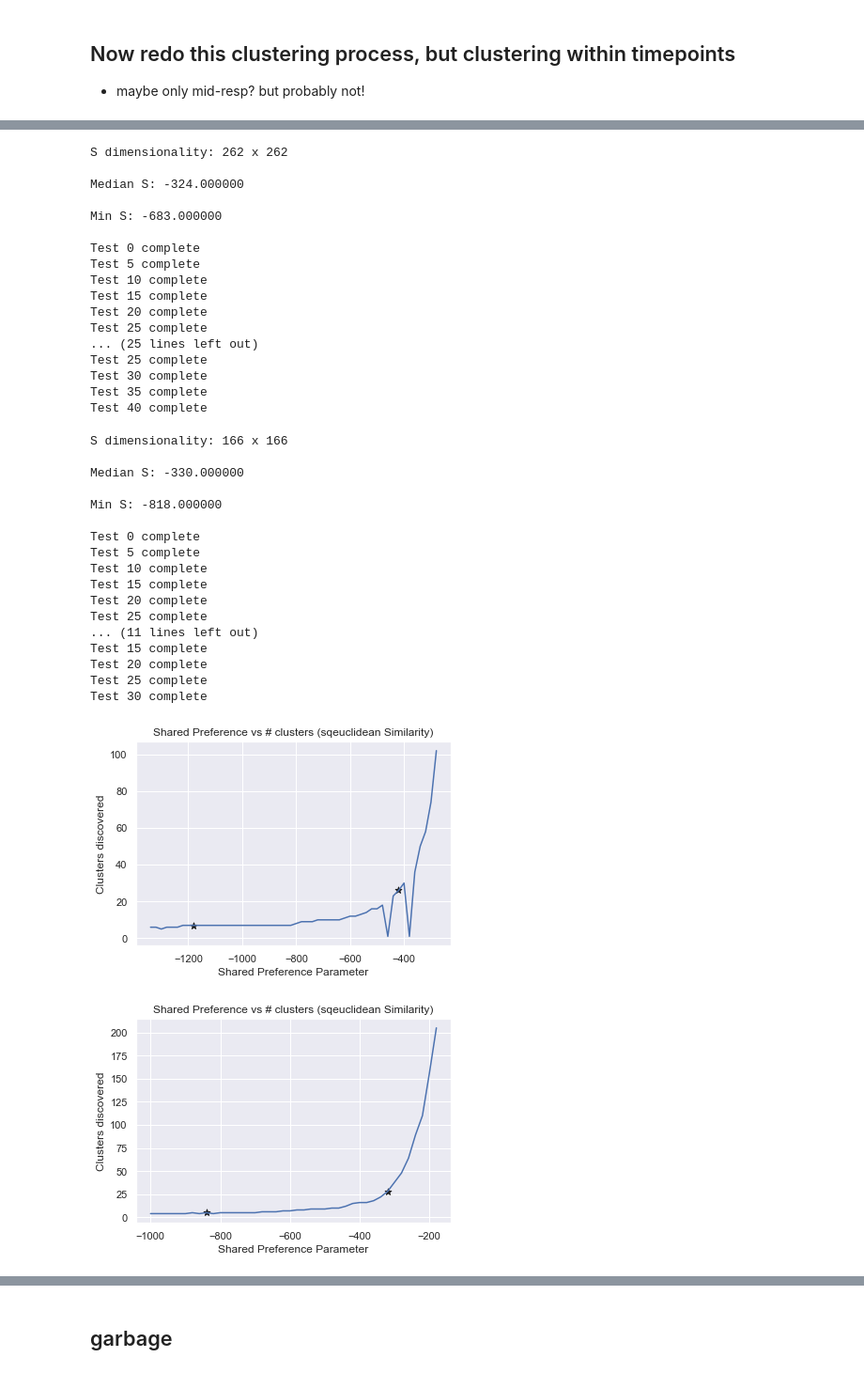
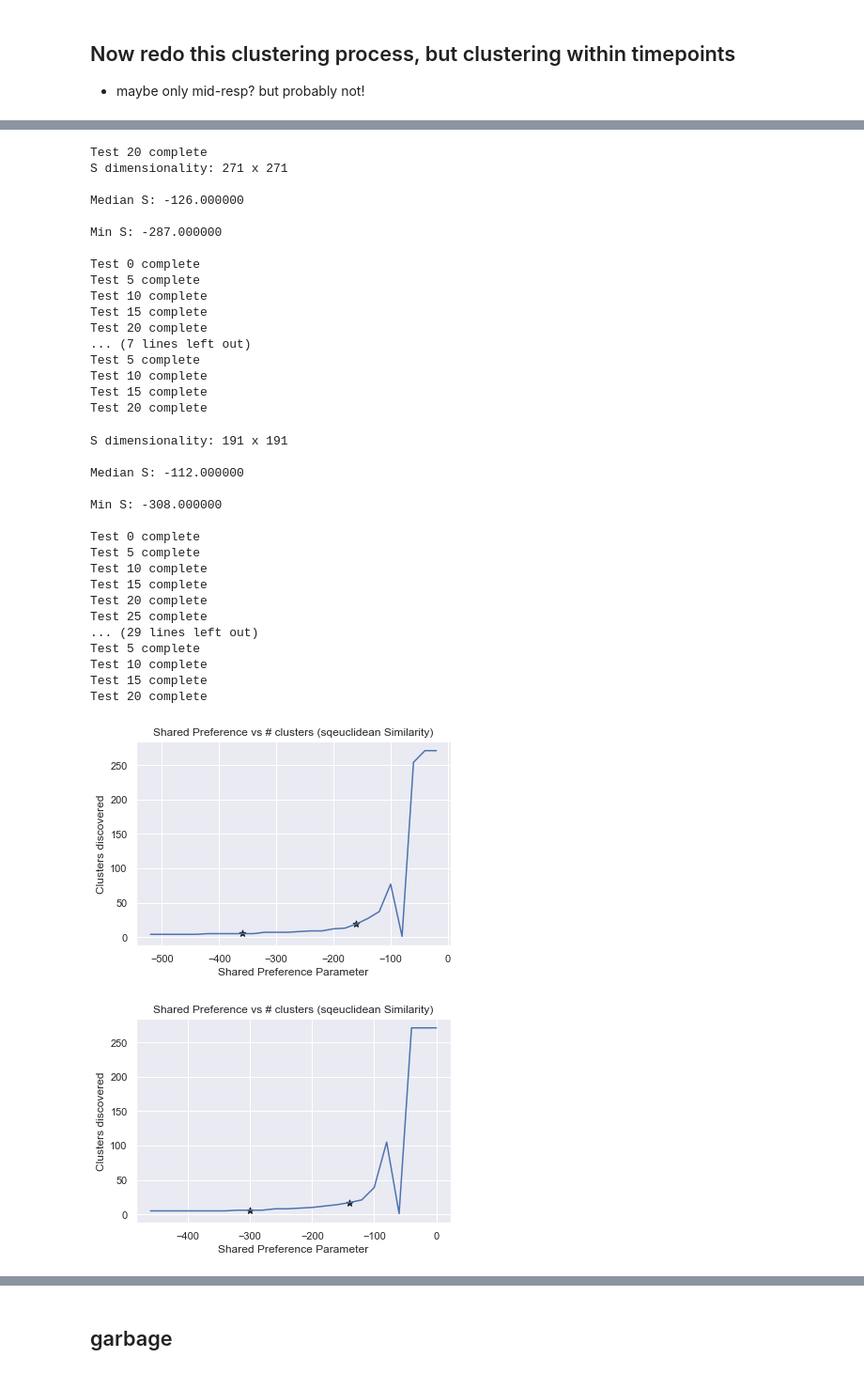
Before and after one commit to mgcampb/patch_foraging_neuropix, a Jupyter notebook: josh/manifolds/affinity_propagation.ipynb, the cells around one changed output, grey strips where cells are left out. Shown at 94% size. Drawn from its saved outputs; the diff is of its cells as text; code cells hidden in the pictures.

```diff
--- a/josh/manifolds/affinity_propagation.ipynb
+++ b/josh/manifolds/affinity_propagation.ipynb
@@ -103,7 +103,7 @@ tbin_ms = .02 *1000
 # %%
 # ok, let's grab some neural data
 sIdx = 2 # 3/17
-sort_sIdx = timeSinceSort[sIdx] - 1
+sort_sIdx = timesinceSort[sIdx] - 1
 fr_mat = FR_decVar[sIdx]['fr_mat'][0]
 fr_mat_full = np.squeeze(np.concatenate(fr_mat,1)[sort_sIdx,:]) # sort by time
 fr_mat_full.shape
@@ -213,8 +215,8 @@ def sharedPreferenceAssay(data,metric,test_padding,test_interval,data_pts = 'all
     # visualize results
     sns.set()
     plt.figure()
-    plt.plot(pref_tests,n_clusters)
-    plt.title("Shared Preference vs # clusters (%s Similarity)"%metric)
+    plt.plot(pref_tests[:len(np.where(n_clusters > 0)[0])],n_clusters[:len(np.where(n_clusters > 0)[0])])
+    plt.title("Shared Preference vs # clusters (-%s Similarity)"%metric)
     plt.xlabel("Shared Preference Parameter")
     plt.ylabel("Clusters discovered")
     # mark number of clusters discovered by min,med S values
@@ -304,9 +306,9 @@ test_trial = 38
 # make down-sampled decision variables
 reduced_time = []
 reduced_timeSince = []
-timeSince = FR_decVar['decVarTimeSinceRew'][0]
+timeSince = FR_decVar['decVarTimeSinceRew']
 for trial in range(nTrials):
-    timeSince_iTrial = timeSince[trial].T
+    timeSince_iTrial = timeSince[sIdx][0][trial].T
     trial_rews = np.floor((np.where(timeSince_iTrial == .02)[0][1:] + 1)* tbin_ms / avg_window_ms).astype(int)
 
     timeSince_iTrial_red = np.arange(0,t_lens_reduced[trial]) / (1000 / avg_window_ms)
@@ -393,7 +395,7 @@ sns.heatmap(np.corrcoef(clusteroids.T));
 # first let's look at cluster discovery across shared preference parameter
 timepoints = np.arange(0,2,.25)
 for i,t in enumerate(timepoints):
-    era_fr_mat = reduced_fr_mat[:,np.where(reduced_timeSince_full == t)[0]]
+    era_fr_mat = reduced_fr_mat[40:140,np.where(reduced_timeSince_full == t)[0]]
     S = -squareform(pdist(era_fr_mat.T,'sqeuclidean')) # distance metric
     pref_tests,n_clusters = sharedPreferenceAssay(era_fr_mat.T,'sqeuclidean',160,20,data_pts = 'all',max_iter = 100)
 # %% [output]
@@ -432,36 +424,36 @@ Test 30 complete
-S dimensionality: 262 x 262
+Test 20 complete
+S dimensionality: 271 x 271
 
-Median S: -324.000000
+Median S: -126.000000
 
-Min S: -683.000000
+Min S: -287.000000
 
 Test 0 complete
 Test 5 complete
 Test 10 complete
 Test 15 complete
 Test 20 complete
-Test 25 complete
-... (25 lines left out)
-Test 25 complete
-Test 30 complete
-Test 35 complete
-Test 40 complete
+... (7 lines left out)
+Test 5 complete
+Test 10 complete
+Test 15 complete
+Test 20 complete
-S dimensionality: 166 x 166
+S dimensionality: 191 x 191
 
-Median S: -330.000000
+Median S: -112.000000
 
-Min S: -818.000000
+Min S: -308.000000
 
 Test 0 complete
 Test 5 complete
 Test 10 complete
 Test 15 complete
 Test 20 complete
 Test 25 complete
-... (11 lines left out)
+... (29 lines left out)
+Test 5 complete
+Test 10 complete
 Test 15 complete
 Test 20 complete
-Test 25 complete
-Test 30 complete
-[figure, old version]
+[figure, new version]
-[figure, old version]
+[figure, new version]
```
Also changed, not shown: parts of 17 cells of this notebook, 22 other files.
